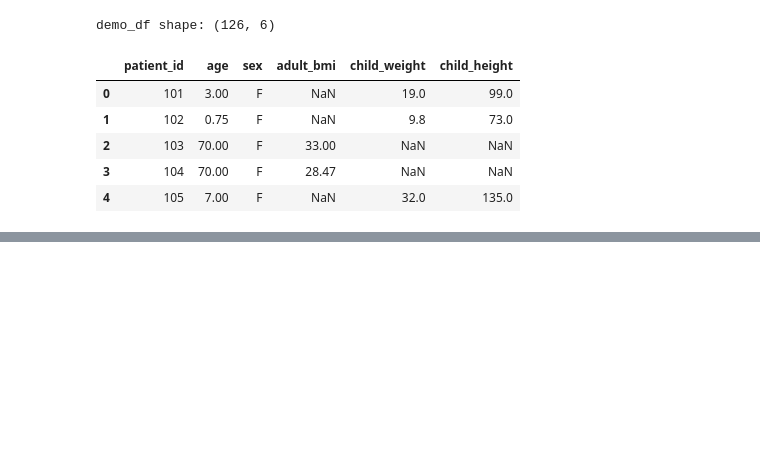
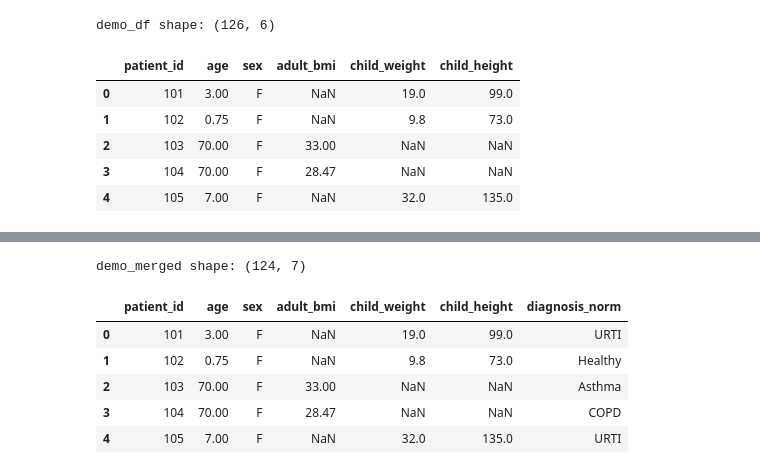
Before and after one commit to EsmeeK1/AI-Onderzoeksvragen, a Jupyter notebook: research_questions/heart_and_lungsounds/notebooks/icbhi/1_icbhi_eda.ipynb, the cells around one changed output, grey strips where cells are left out. Cells and saved outputs as stored; diff of their text form; code cells hidden in the pictures; blank space fills up the shorter version.

```diff
--- a/research_questions/heart_and_lungsounds/notebooks/icbhi/1_icbhi_eda.ipynb
+++ b/research_questions/heart_and_lungsounds/notebooks/icbhi/1_icbhi_eda.ipynb
@@ -640,0 +294,19 @@ VBox(children=(HBox(children=(Dropdown(description='Patient:', layout=Layout(wid
+# %%
+# demo_df heeft: patient_id, age, sex, adult_bmi, child_weight, child_height
+
+demo_merged = demo_df.merge(
+    patients_df[["patient_id", "diagnosis_norm"]],
+    on="patient_id",
+    how="inner",
+)
+
+print("demo_merged shape:", demo_merged.shape)
+demo_merged.head()
+# %% [output]
+demo_merged shape: (124, 7)
+|  | patient_id | age | sex | adult_bmi | child_weight | child_height | diagnosis_norm |
+| 0 | 101 | 3.00 | F | NaN | 19.0 | 99.0 | URTI |
+| 1 | 102 | 0.75 | F | NaN | 9.8 | 73.0 | Healthy |
+| 2 | 103 | 70.00 | F | 33.00 | NaN | NaN | Asthma |
+| 3 | 104 | 70.00 | F | 28.47 | NaN | NaN | COPD |
+| 4 | 105 | 7.00 | F | NaN | 32.0 | 135.0 | URTI |
```
Also changed, not shown: parts of 31 cells of this notebook, 20 other files.
